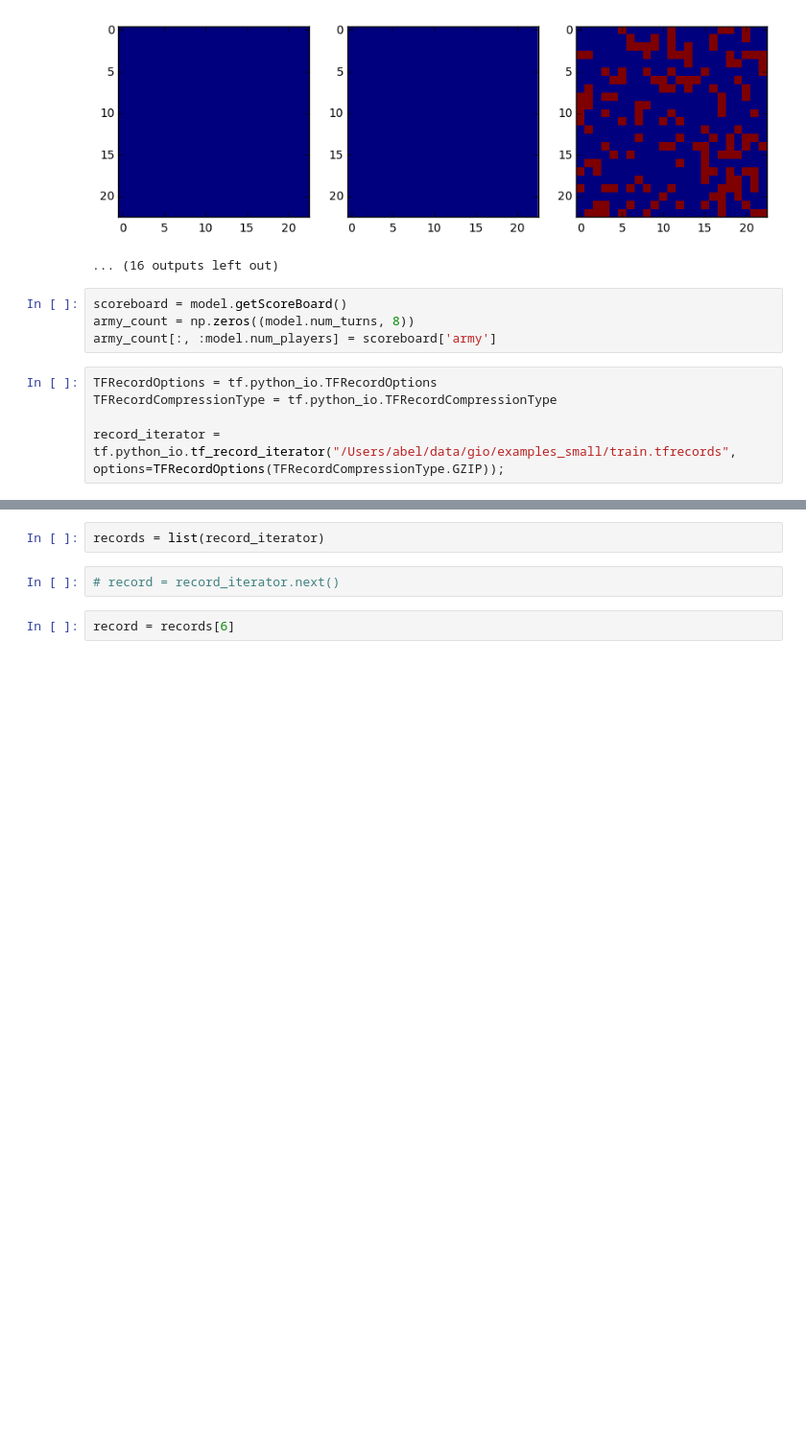
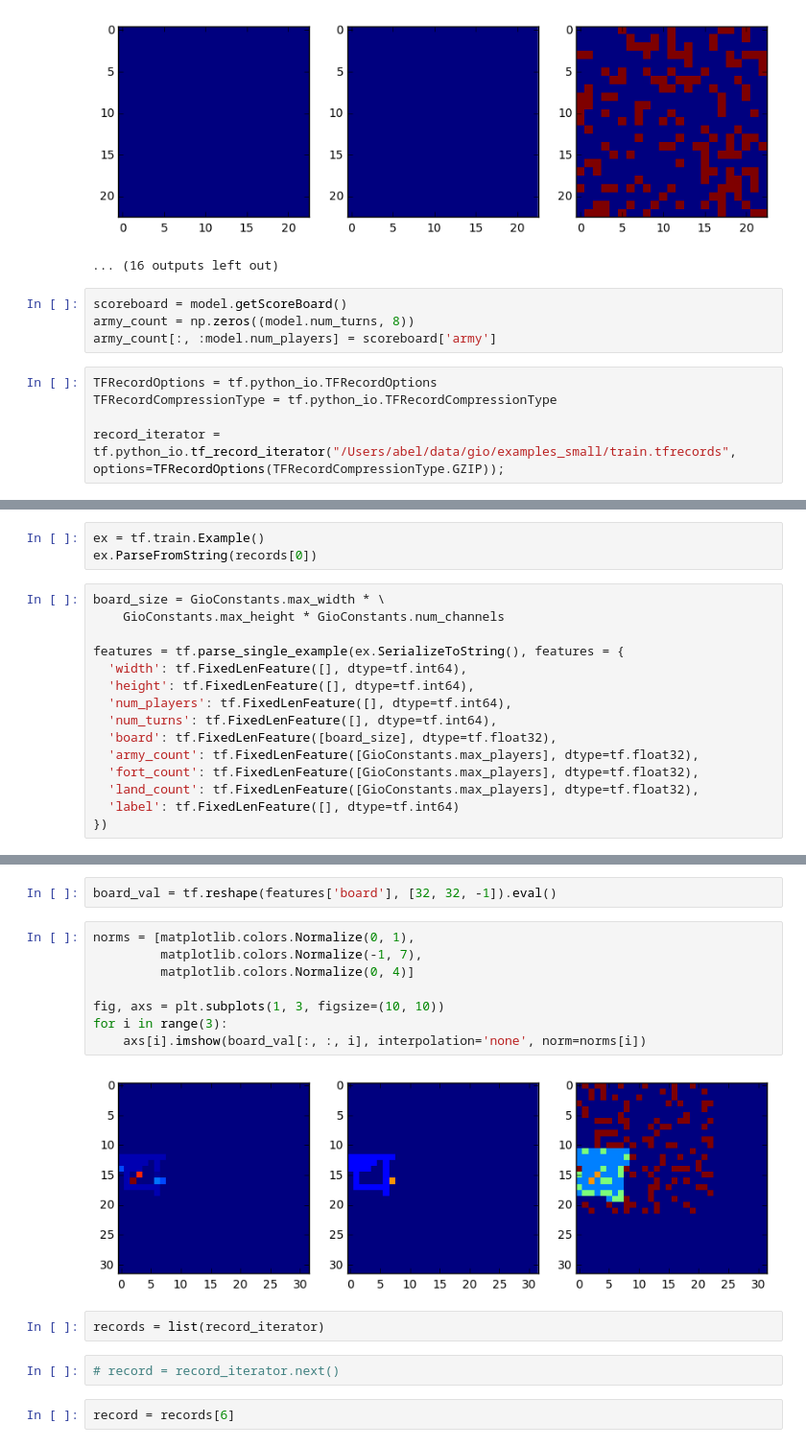
Before and after one commit to asmengistu/generals_agent, a Jupyter notebook: Generals Model Visualizer.ipynb, the cells around one changed output, grey strips where cells are left out. Shown at 96% size. Drawn from its saved outputs; the diff is of its cells as text; blank space fills up the shorter version.

Commit message:
Updated to make predictions at a particular turn, instead of using sequence examples over the first N game states.

```diff
--- a/Generals Model Visualizer.ipynb
+++ b/Generals Model Visualizer.ipynb
@@ -123,0 +131,18 @@ record_iterator = tf.python_io.tf_record_iterator("/Users/abel/data/gio/examples
+# %%
+ex = tf.train.Example()
+ex.ParseFromString(records[0])
+# %%
+board_size = GioConstants.max_width * \
+    GioConstants.max_height * GioConstants.num_channels
+
+features = tf.parse_single_example(ex.SerializeToString(), features = {
+  'width': tf.FixedLenFeature([], dtype=tf.int64),
+  'height': tf.FixedLenFeature([], dtype=tf.int64),
+  'num_players': tf.FixedLenFeature([], dtype=tf.int64),
+  'num_turns': tf.FixedLenFeature([], dtype=tf.int64),
+  'board': tf.FixedLenFeature([board_size], dtype=tf.float32),
+  'army_count': tf.FixedLenFeature([GioConstants.max_players], dtype=tf.float32),
+  'fort_count': tf.FixedLenFeature([GioConstants.max_players], dtype=tf.float32),
+  'land_count': tf.FixedLenFeature([GioConstants.max_players], dtype=tf.float32),
+  'label': tf.FixedLenFeature([], dtype=tf.int64)
+})
@@ -124,3 +161,15 @@ record_iterator = tf.python_io.tf_record_iterator("/Users/abel/data/gio/examples
+# %%
+board_val = tf.reshape(features['board'], [32, 32, -1]).eval()
+# %%
+norms = [matplotlib.colors.Normalize(0, 1),
+         matplotlib.colors.Normalize(-1, 7),
+         matplotlib.colors.Normalize(0, 4)]
+
+fig, axs = plt.subplots(1, 3, figsize=(10, 10))
+for i in range(3):
+    axs[i].imshow(board_val[:, :, i], interpolation='none', norm=norms[i])
+# %% [output]
+[figure, added]
 # %%
 records = list(record_iterator)
 # %%
```
Also changed, not shown: parts of 3 cells of this notebook, 6 other files.
